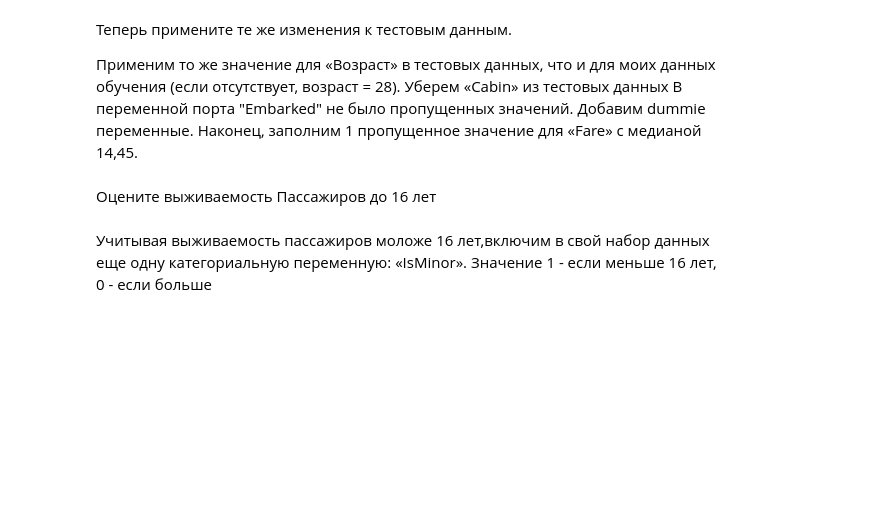
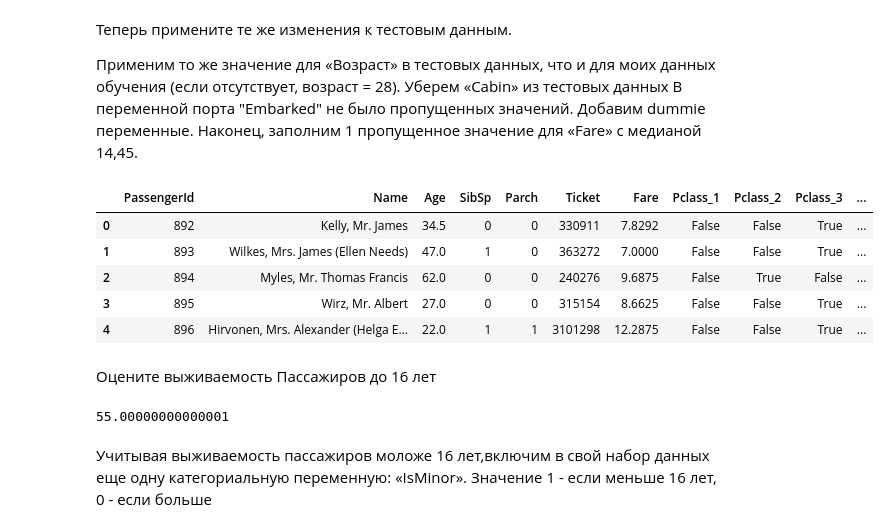
Before and after one commit to mosevaa/data_mining, a Jupyter notebook: lab3/Lab3.ipynb, the cells around one changed output. Cells and saved outputs as stored; diff of their text form; code cells hidden in the pictures; blank space fills up the shorter version.

```diff
--- a/lab3/Lab3.ipynb
+++ b/lab3/Lab3.ipynb
@@ -120,7 +179,25 @@ final_train.head()
 В переменной порта "Embarked" не было пропущенных значений.
 Добавим dummie переменные.
 Наконец, заполним 1 пропущенное значение для «Fare» с медианой 14,45.
+# %%
+test_data = test_df.copy()
+test_data['Age'] = test_data['Age'].fillna(28)
+# test_data = test_data.drop('Cabin')
+test_data = pd.get_dummies(test_data, columns=['Pclass', 'Sex', 'Embarked'])
+test_data = test_data.drop('Cabin', axis=1)
+test_data.head()
+# %% [output]
+|  | PassengerId | Name | Age | SibSp | Parch | Ticket | Fare | Pclass_1 | Pclass_2 | Pclass_3 | ... |
+| 0 | 892 | Kelly, Mr. James | 34.5 | 0 | 0 | 330911 | 7.8292 | False | False | True | ... |
+| 1 | 893 | Wilkes, Mrs. James (Ellen Needs) | 47.0 | 1 | 0 | 363272 | 7.0000 | False | False | True | ... |
+| 2 | 894 | Myles, Mr. Thomas Francis | 62.0 | 0 | 0 | 240276 | 9.6875 | False | True | False | ... |
+| 3 | 895 | Wirz, Mr. Albert | 27.0 | 0 | 0 | 315154 | 8.6625 | False | False | True | ... |
+| 4 | 896 | Hirvonen, Mrs. Alexander (Helga E... | 22.0 | 1 | 1 | 3101298 | 12.2875 | False | False | True | ... |
 # %% [markdown]
 Оцените выживаемость Пассажиров до 16 лет
+# %%
+train_data.loc[train_data['Age'] <= 16, 'Survived'].mean() * 100
+# %% [output]
+55.00000000000001
 # %% [markdown]
 Учитывая выживаемость пассажиров моложе 16 лет,включим в свой набор данных еще одну категориальную переменную: «IsMinor». Значение 1 - если меньше 16 лет, 0 - если больше
```
Also changed, not shown: parts of 31 cells of this notebook.
